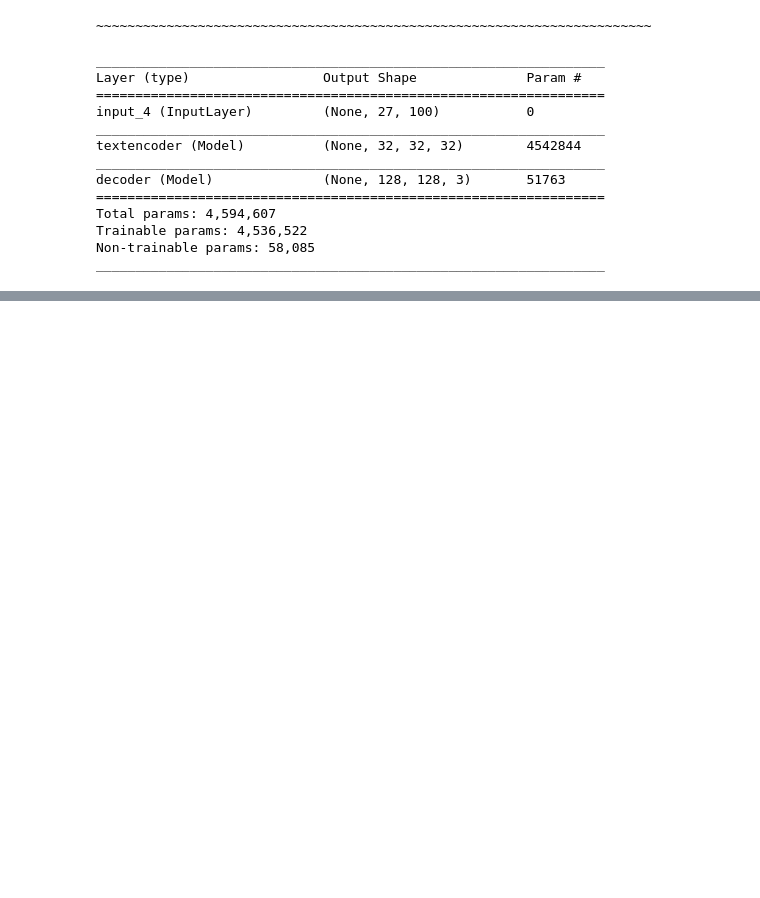
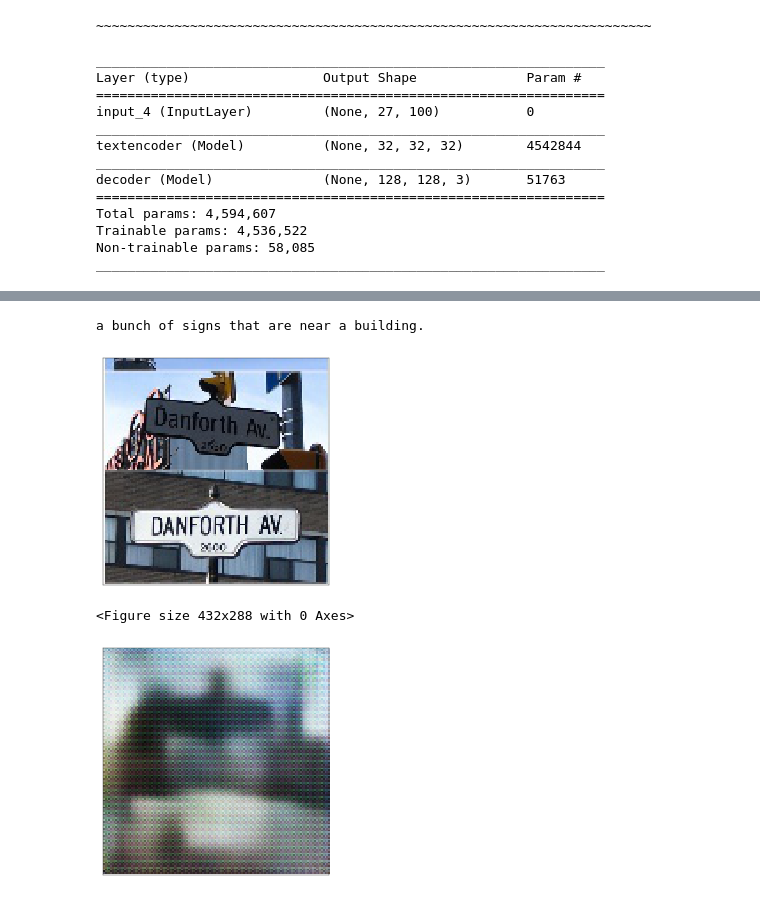
Before and after one commit to joasepul/caption-to-image-synthesis, a Jupyter notebook: text-to-image.ipynb, the cells around one changed output, grey strips where cells are left out. Drawn from its saved outputs; the diff is of its cells as text; code cells hidden in the pictures; blank space fills up the shorter version.

```diff
--- a/text-to-image.ipynb
+++ b/text-to-image.ipynb
@@ -325,7 +310,7 @@ def rgb_imshow(img):
     plt.yticks([])
     plt.imshow(cv2.cvtColor((img).astype(np.float32), cv2.COLOR_BGR2RGB))
 #     plt.show()
-def show_converted(img_index, step_count=None, caption=None):
+def show_converted(img_index, model_text2img, caption=None):
     # print(caption_strings[img_index])
     figure()
     if caption is None:
@@ -338,9 +323,9 @@ def show_converted(img_index, step_count=None, caption=None):
 
     if caption is None:
         plt.title("Image generated from:\n\"" + caption_strings[img_index] +"\"")
-        decoded_img = model_text2img.predict(np.array([captions_X[img_index]]), steps=step_count)[0]
+        decoded_img = model_text2img.predict(np.array([captions_X[img_index]]))[0]
     else:
-        decoded_img = model_text2img.predict(np.array([caption]), steps=step_count)[0]
+        decoded_img = model_text2img.predict(np.array([caption]))[0]
 
 #     figure(num=None, figsize=(10, 10), facecolor='w', edgecolor='k')
     rgb_imshow(decoded_img)
@@ -357,7 +342,9 @@ def show_converted(img_index, step_count=None, caption=None):
 img_num = 69
 print(caption_strings[img_num])
 rgb_imshow(imgs_all[img_num])
-show_converted(3, caption=caption_encoding(caption_strings[img_num]))
+show_converted(3, model_text2img_t, caption=caption_encoding(caption_strings[img_num]))
+show_converted(3, model_text2img_u, caption=caption_encoding(caption_strings[img_num]))
+
 
 
 
@@ -434,0 +543,11 @@ plot_model(model_intermediate,  show_shapes=True, to_file='./vis/text2img-vis.jp
+# %%
+img_num = 2
+print(caption_strings[img_num])
+
+rgb_imshow(imgs_y[img_num])
+show_converted(img_num, model_text2img, caption=caption_encoding(caption_strings[img_num]))
+# %% [output]
+a bunch of signs that are near a building.
+[figure, added]
+<Figure size 432x288 with 0 Axes>
+[figure, added]
```
Also changed, not shown: parts of 20 cells of this notebook.
